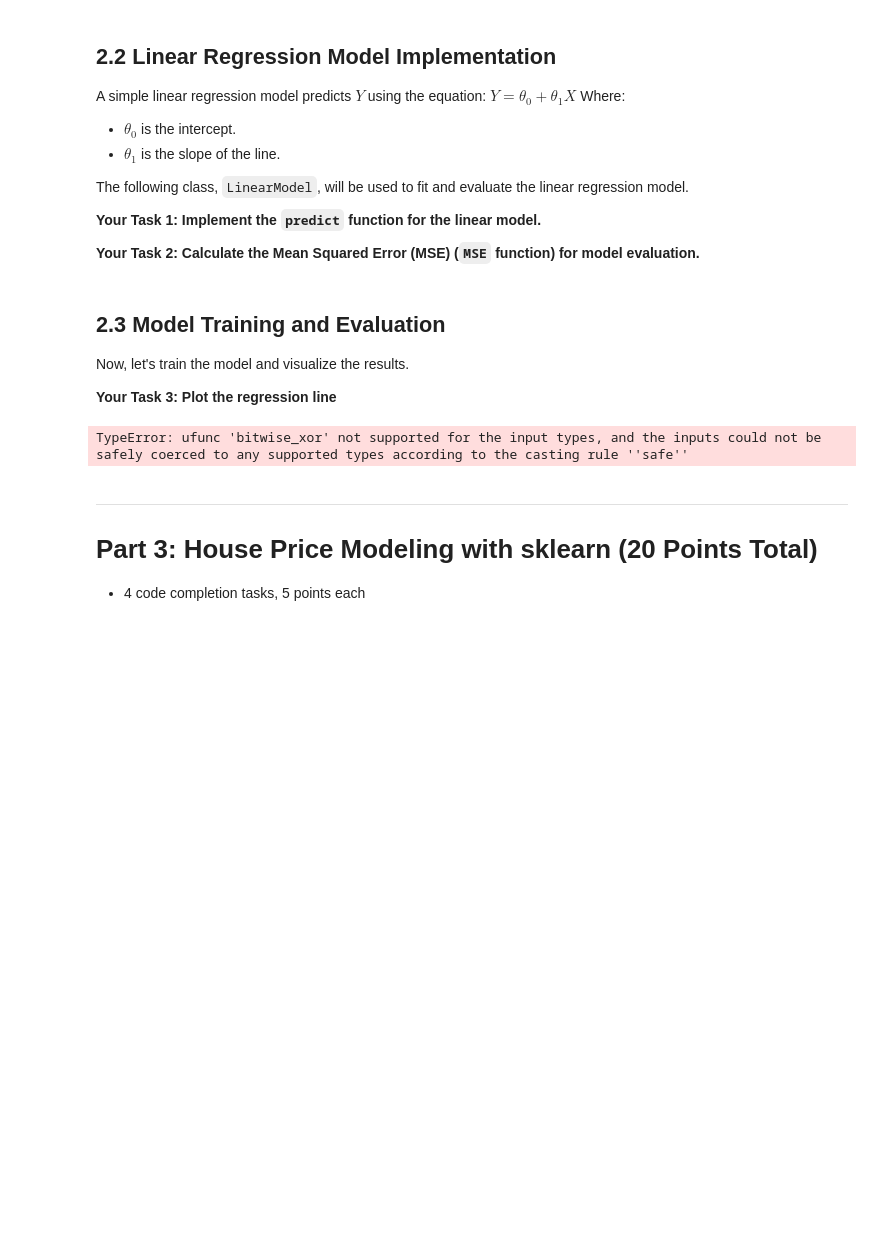
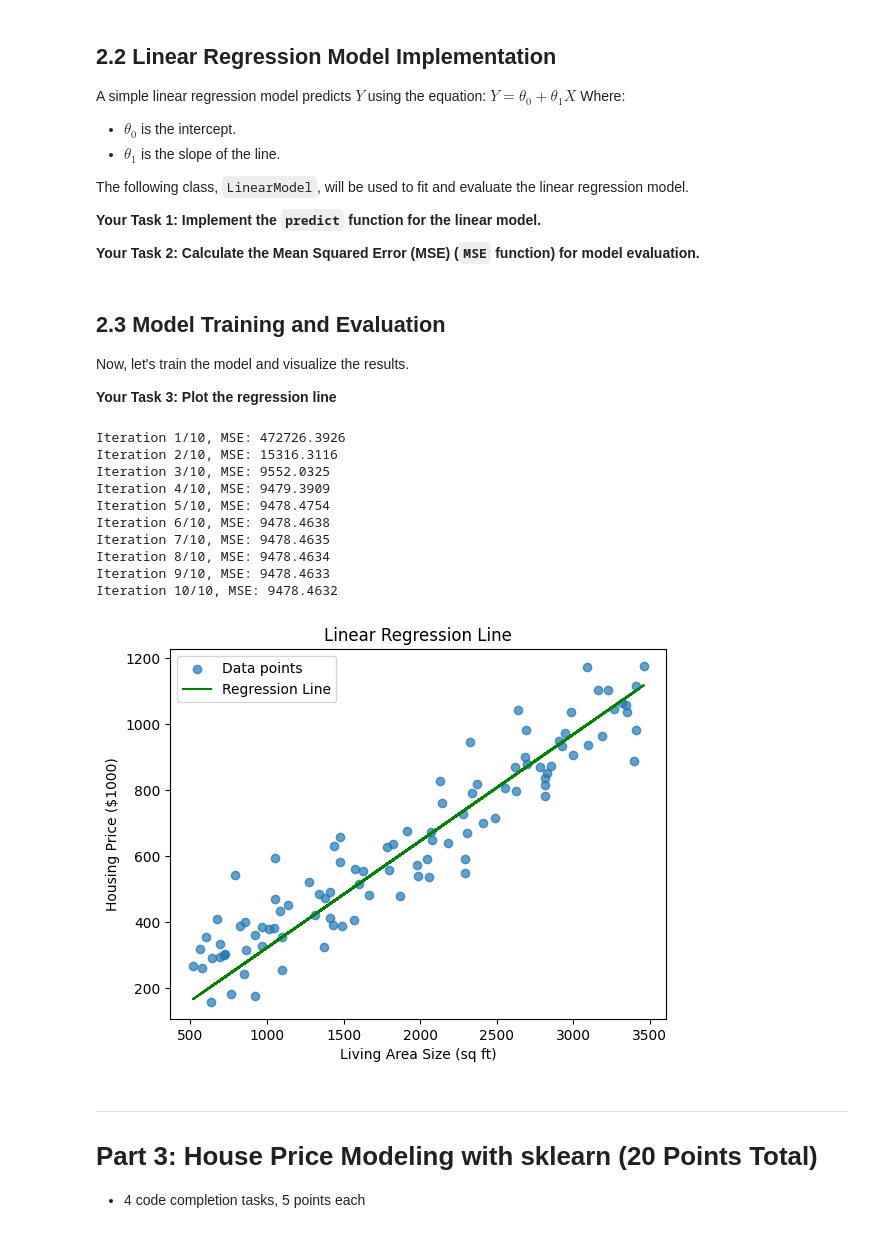
Before and after one commit to christian-ortmann/INFO621, a Jupyter notebook: INFO621_HW_01_Ortmann.ipynb, the cells around one changed output. Saved outputs shown, nothing was run; the diff lists cells and outputs as text; code cells hidden in the pictures; blank space fills up the shorter version.

```diff
--- a/INFO621_HW_01_Ortmann.ipynb
+++ b/INFO621_HW_01_Ortmann.ipynb
@@ -229,7 +229,7 @@ class LinearModel:
         # Task 2: Calculate the Mean Squared Error (MSE) (`MSE` function) for model evaluation.
         # Your Turn: write your own code here
 
-        mse = sum((y_true-y_pred)^2)/len(y_true)
+        mse = (sum((y_true-y_pred)**2))/len(y_true)
 
         return mse
         #############################################################
@@ -274,27 +274,37 @@ Now, let's train the model and visualize the results.
 # %%
 # Train the model
 model = LinearModel(learning_rate=0.0000001, iterations=10)
 model.fit(living_area, housing_price, print_interval=1)
 
 # Make predictions
 predictions = model.predict(living_area)
 
 # Visualize the results
 plt.scatter(living_area, housing_price, alpha=0.7, label='Data points')
 
 #############################################################
 # Task 3: Plot the regression line
 # Your Turn: write your own code here
-plt.line(predictions)
+plt.plot(living_area,predictions, color = "green", label = "Regression Line")
 #############################################################
 
 plt.title("Linear Regression Line")
 plt.xlabel("Living Area Size (sq ft)")
 plt.ylabel("Housing Price ($1000)")
 plt.legend()
 plt.show()
 # %% [output]
-TypeError: ufunc 'bitwise_xor' not supported for the input types, and the inputs could not be safely coerced to any supported types according to the casting rule ''safe''
+Iteration 1/10, MSE: 472726.3926
+Iteration 2/10, MSE: 15316.3116
+Iteration 3/10, MSE: 9552.0325
+Iteration 4/10, MSE: 9479.3909
+Iteration 5/10, MSE: 9478.4754
+Iteration 6/10, MSE: 9478.4638
+Iteration 7/10, MSE: 9478.4635
+Iteration 8/10, MSE: 9478.4634
+Iteration 9/10, MSE: 9478.4633
+Iteration 10/10, MSE: 9478.4632
+[figure, added]
 # %% [markdown]
 ---
 
```
Also changed, not shown: parts of 18 cells of this notebook.
